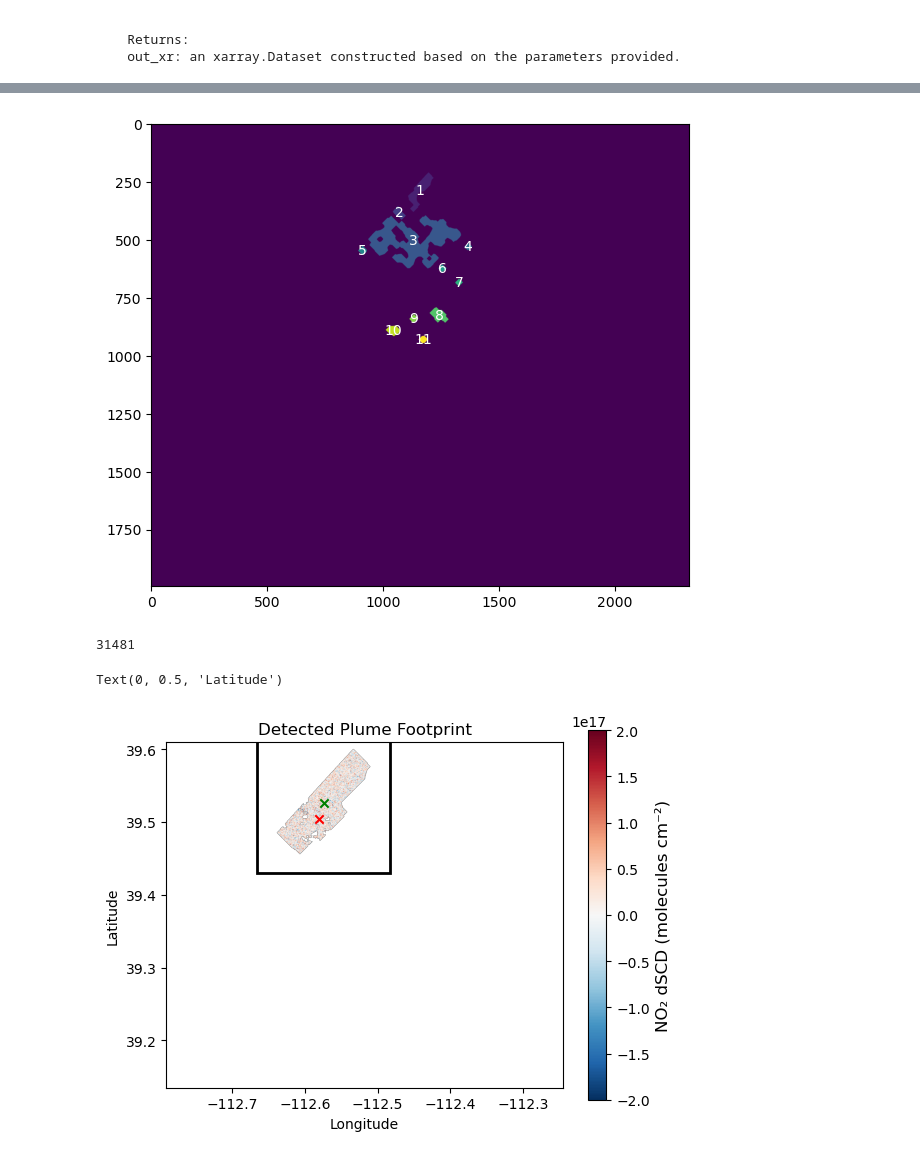
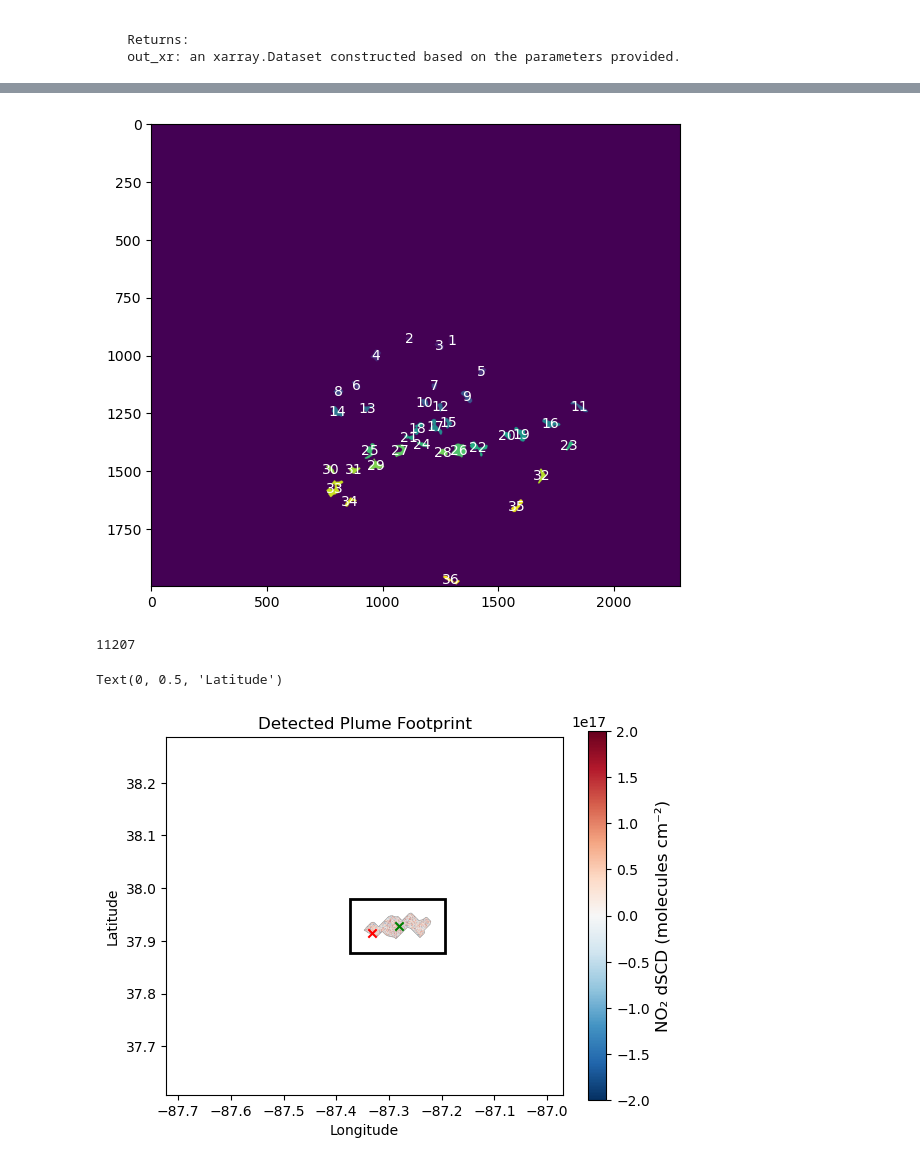
Before and after one commit to kgauld1/emit-nox-plumes, a Jupyter notebook: emit-retr/testing_notebooks/point_source_construct.ipynb, the cells around one changed output, grey strips where cells are left out. Drawn from its saved outputs; the diff is of its cells as text; code cells hidden in the pictures.

```diff
--- a/emit-retr/testing_notebooks/point_source_construct.ipynb
+++ b/emit-retr/testing_notebooks/point_source_construct.ipynb
@@ -108,0 +134,4 @@ SKIPPED = ['20250816T193520_2522813_017']
+# %%
+hasplume_data = data[data['GRANULE'].isin(class_data.loc[class_data['plume'], 'granule'])]
+print(f"{len(hasplume_data)=}")
+# hasplume_data
@@ -108,0 +251,6 @@ SKIPPED = ['20250816T193520_2522813_017']
+# %%
+retrieval_log_fn = f"{CONFIG['results_folder']}/{CONFIG['ps_subdir']}/source_retr_data.csv"
+retr_log = pd.read_csv(retrieval_log_fn)
+
+loc_name = 'Alcoa_Allowance_Management_Inc'
+retr_log[retr_log['LOC_NAME']==loc_name]
@@ -109,7 +264,6 @@ SKIPPED = ['20250816T193520_2522813_017']
 # %%
-loc_name = 'Intermountain'
 data_for_loc = data[data['LOC_NAME'] == loc_name]
-work_loc_data = data_for_loc[data_for_loc['PLUME'] == True]
+work_loc_data = hasplume_data[data['LOC_NAME'] == loc_name]
 granules = work_loc_data['GRANULE'].values
 for i, g in enumerate(granules):
     print(f'{i}\t{g}')
@@ -277,7 +452,7 @@ def get_plume_mask(img, pct=97, open_iters=4, close_iters=4, min_size=500):
 
     return lbl
 
-lbls = get_plume_mask(tv, pct=80, open_iters=14, close_iters=8)
+lbls = get_plume_mask(tv, pct=90, open_iters=4, close_iters=4)
 
 plt.figure(figsize=(10,6))
 plt.imshow(lbls, cmap='viridis')# extent=bounds)
@@ -293,17 +468,20 @@ for r in regions:
 
 plt.show()
 # %% [output]
-[figure, old version]
+[figure, new version]
 # %%
-PLUME_ID = [1,2]
+PLUME_ID = [28,26,22]
 
 plume_mask = np.isin(lbls, PLUME_ID)
 
+
 plume_mask_filled = binary_fill_holes(plume_mask)
-plume_mask_filled = binary_dilation(plume_mask_filled, iterations=120)
+plume_mask_filled = binary_dilation(plume_mask_filled, iterations=50)
 plume_mask_filled = binary_fill_holes(plume_mask_filled)
-plume_mask_filled = binary_erosion(plume_mask_filled, iterations=80)
+plume_mask_filled = binary_erosion(plume_mask_filled, iterations=40)
 plume_mask_filled = binary_fill_holes(plume_mask_filled)
+
+# plume_mask_filled = np.load(f"{CONFIG['results_folder']}/{CONFIG['ps_subdir']}/{loc_name}/{loc_name}_{granule_name}_retrieval_mask.npy")
 
 plume_size_init = np.sum([1 if k else 0 for k in plume_mask_filled.flatten()])
 print(plume_size_init)
@@ -326,35 +504,35 @@ lat_grid = np.linspace(np.min(ds['latitude'].values), np.max(ds['latitude'].valu
 
 ## Get bounding box
 y_mask, x_mask = np.where(~np.isnan(dSCD_plume_masked))
 pad = 50
 bbox = (max(0, x_mask.min()-pad), min(len(lon_grid)-1, x_mask.max()+pad),
         max(-len(lat_grid)+1, -y_mask.min()+pad), min(0, -y_mask.max()-pad))
 
 bounding_box = (lon_grid[bbox[0]], lon_grid[bbox[1]],
                 lat_grid[bbox[2]], lat_grid[bbox[3]])
 
 
 im = plt.imshow(dSCD_plume_masked, cmap='RdBu_r', extent=bounds, vmin=-2e17, vmax=2e17)
 cb = plt.colorbar(im)
 cb.set_label("NO₂ dSCD (molecules cm⁻²)", fontsize=12)
 plt.scatter([lon_grid[int(xw)]], [lat_grid[-int(yw)]], marker='x', c='g')
 plt.scatter([loc_data['LON']], [loc_data['LAT']], marker='x', c='red')
 
 lon_min, lon_max, lat_min, lat_max = bounding_box
 rect = patches.Rectangle((lon_min, lat_min), lon_max - lon_min, lat_max - lat_min,
                  linewidth=2, edgecolor='k', facecolor='none')
 plt.gca().add_patch(rect)
 
 plt.xlim(lonmin_bnd, lonmax_bnd)
 plt.ylim(latmin_bnd, latmax_bnd)
 
 plt.title("Detected Plume Footprint")
 plt.xlabel('Longitude')
 plt.ylabel('Latitude')
 # %% [output]
-31481
+11207
 Text(0, 0.5, 'Latitude')
-[figure, old version]
+[figure, new version]
 # %%
 # --- helpers ---
 ni = lambda v,a: int(np.argmin(np.abs(a - v)))
```
Also changed, not shown: parts of 40 cells of this notebook, 50 other files.
